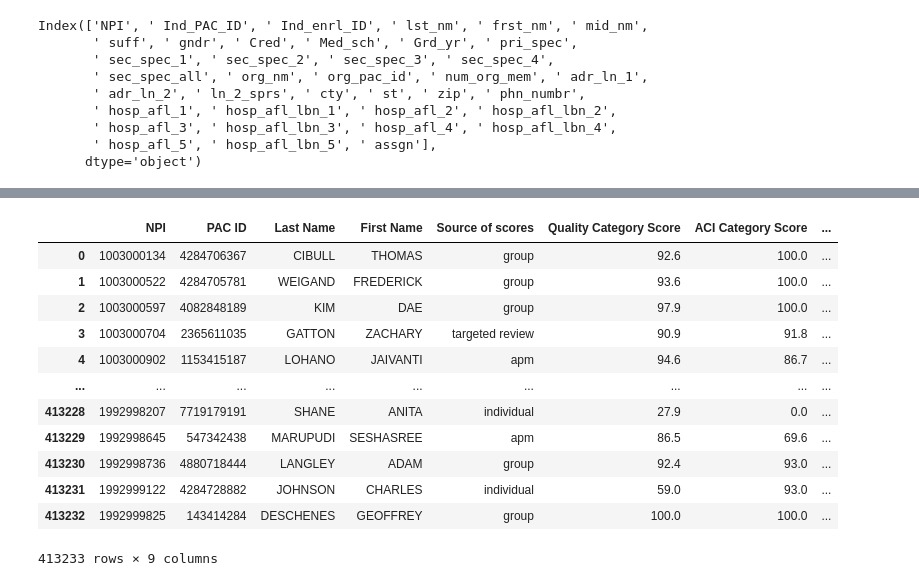
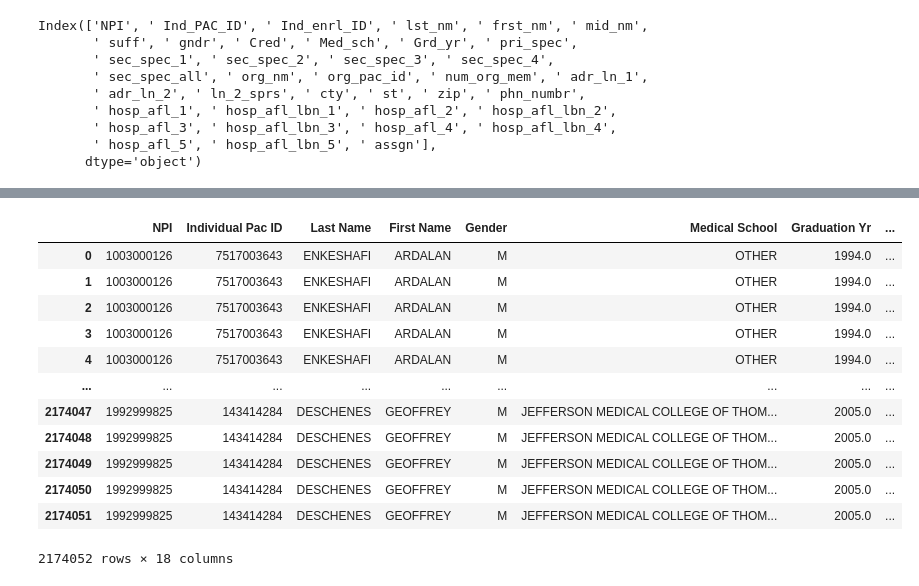
Before and after one commit to ishanku/MedicareDataAnalysisProject, a Jupyter notebook: Physician_Analysis_JJ.ipynb, the cells around one changed output, grey strips where cells are left out. Cells and saved outputs as stored; diff of their text form; code cells hidden in the pictures.

```diff
--- a/Physician_Analysis_JJ.ipynb
+++ b/Physician_Analysis_JJ.ipynb
@@ -70 +67,19 @@ clean_physiciangeneraldata
+# %%
+clean_physiciangeneraldata=renamed_df[['NPI', 'Individual Pac ID','Last Name','First Name','Gender', 'Medical School', 'Graduation Yr', 'Primary Speciality','Organization Name',
+       'Organization Pac ID', 'No. Org Memebers', 'Address ln 1','Address ln 2', ' ln_2_sprs', 'City', 'State', 'Zip', 'Phone No.']]
+clean_physiciangeneraldata
+# %% [output]
+|  | NPI | Individual Pac ID | Last Name | First Name | Gender | Medical School | Graduation Yr | ... |
+| 0 | 1003000126 | 7517003643 | ENKESHAFI | ARDALAN | M | OTHER | 1994.0 | ... |
+| 1 | 1003000126 | 7517003643 | ENKESHAFI | ARDALAN | M | OTHER | 1994.0 | ... |
+| 2 | 1003000126 | 7517003643 | ENKESHAFI | ARDALAN | M | OTHER | 1994.0 | ... |
+| 3 | 1003000126 | 7517003643 | ENKESHAFI | ARDALAN | M | OTHER | 1994.0 | ... |
+| 4 | 1003000126 | 7517003643 | ENKESHAFI | ARDALAN | M | OTHER | 1994.0 | ... |
+| ... | ... | ... | ... | ... | ... | ... | ... | ... |
+| 2174047 | 1992999825 | 143414284 | DESCHENES | GEOFFREY | M | JEFFERSON MEDICAL COLLEGE OF THOM... | 2005.0 | ... |
+| 2174048 | 1992999825 | 143414284 | DESCHENES | GEOFFREY | M | JEFFERSON MEDICAL COLLEGE OF THOM... | 2005.0 | ... |
+| 2174049 | 1992999825 | 143414284 | DESCHENES | GEOFFREY | M | JEFFERSON MEDICAL COLLEGE OF THOM... | 2005.0 | ... |
+| 2174050 | 1992999825 | 143414284 | DESCHENES | GEOFFREY | M | JEFFERSON MEDICAL COLLEGE OF THOM... | 2005.0 | ... |
+| 2174051 | 1992999825 | 143414284 | DESCHENES | GEOFFREY | M | JEFFERSON MEDICAL COLLEGE OF THOM... | 2005.0 | ... |
+2174052 rows × 18 columns
 # %%
@@ -72,16 +86,0 @@ physicanMISPdata=DataLoader.LoadFile(FilePhysicianIndivialMIPSData)
-# %%
-physicanMISPdata
-# %% [output]
-|  | NPI | PAC ID | Last Name | First Name | Source of scores | Quality Category Score | ACI Category Score | ... |
-| 0 | 1003000134 | 4284706367 | CIBULL | THOMAS | group | 92.6 | 100.0 | ... |
-| 1 | 1003000522 | 4284705781 | WEIGAND | FREDERICK | group | 93.6 | 100.0 | ... |
-| 2 | 1003000597 | 4082848189 | KIM | DAE | group | 97.9 | 100.0 | ... |
-| 3 | 1003000704 | 2365611035 | GATTON | ZACHARY | targeted review | 90.9 | 91.8 | ... |
-| 4 | 1003000902 | 1153415187 | LOHANO | JAIVANTI | apm | 94.6 | 86.7 | ... |
-| ... | ... | ... | ... | ... | ... | ... | ... | ... |
-| 413228 | 1992998207 | 7719179191 | SHANE | ANITA | individual | 27.9 | 0.0 | ... |
-| 413229 | 1992998645 | 547342438 | MARUPUDI | SESHASREE | apm | 86.5 | 69.6 | ... |
-| 413230 | 1992998736 | 4880718444 | LANGLEY | ADAM | group | 92.4 | 93.0 | ... |
-| 413231 | 1992999122 | 4284728882 | JOHNSON | CHARLES | individual | 59.0 | 93.0 | ... |
-| 413232 | 1992999825 | 143414284 | DESCHENES | GEOFFREY | group | 100.0 | 100.0 | ... |
-413233 rows × 9 columns
```
Also changed, not shown: parts of 10 cells of this notebook.
